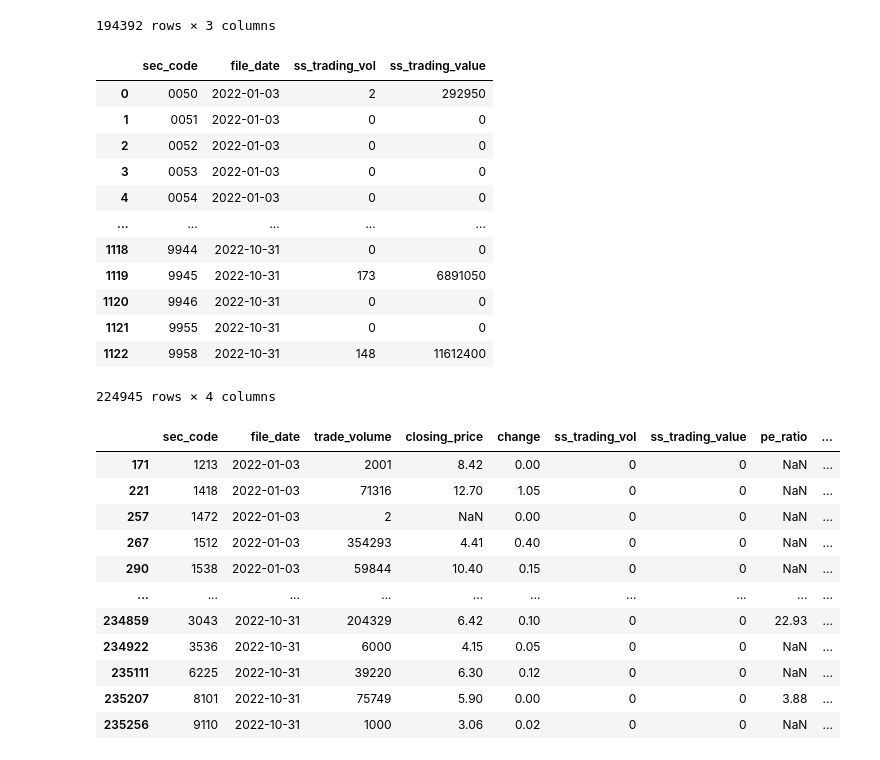
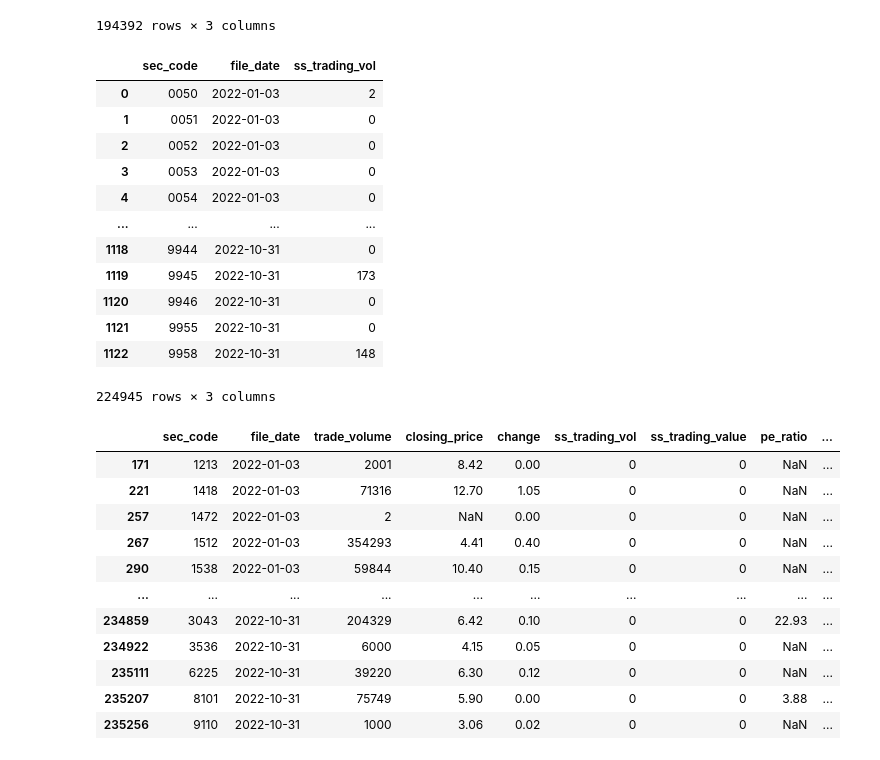
Before and after one commit to calebmcook/udacity-aws-machine-learning-nanodegree-capstone, a Jupyter notebook: 01-Data Import and Transformation.ipynb, the cells around one changed output. Drawn from its saved outputs; the diff is of its cells as text; code cells hidden in the pictures.

```diff
--- a/01-Data Import and Transformation.ipynb
+++ b/01-Data Import and Transformation.ipynb
@@ -158,25 +183,25 @@ pe
 | 964 | 9958 | 2022-10-31 | 19.35 |
 194392 rows × 3 columns
 # %%
-ss.rename(columns={'Security Code Clean':'sec_code',
+ss_vol.rename(columns={'Security Code Clean':'item_id',
                    'Trading Volume':'ss_trading_vol',
                    'Trading Value':'ss_trading_value'}, inplace=True)
-# %%
-ss
-# %% [output]
-|  | sec_code | file_date | ss_trading_vol | ss_trading_value |
-| 0 | 0050 | 2022-01-03 | 2 | 292950 |
-| 1 | 0051 | 2022-01-03 | 0 | 0 |
-| 2 | 0052 | 2022-01-03 | 0 | 0 |
-| 3 | 0053 | 2022-01-03 | 0 | 0 |
-| 4 | 0054 | 2022-01-03 | 0 | 0 |
-| ... | ... | ... | ... | ... |
-| 1118 | 9944 | 2022-10-31 | 0 | 0 |
-| 1119 | 9945 | 2022-10-31 | 173 | 6891050 |
-| 1120 | 9946 | 2022-10-31 | 0 | 0 |
-| 1121 | 9955 | 2022-10-31 | 0 | 0 |
-| 1122 | 9958 | 2022-10-31 | 148 | 11612400 |
-224945 rows × 4 columns
+# %%
+ss_vol
+# %% [output]
+|  | sec_code | file_date | ss_trading_vol |
+| 0 | 0050 | 2022-01-03 | 2 |
+| 1 | 0051 | 2022-01-03 | 0 |
+| 2 | 0052 | 2022-01-03 | 0 |
+| 3 | 0053 | 2022-01-03 | 0 |
+| 4 | 0054 | 2022-01-03 | 0 |
+| ... | ... | ... | ... |
+| 1118 | 9944 | 2022-10-31 | 0 |
+| 1119 | 9945 | 2022-10-31 | 173 |
+| 1120 | 9946 | 2022-10-31 | 0 |
+| 1121 | 9955 | 2022-10-31 | 0 |
+| 1122 | 9958 | 2022-10-31 | 148 |
+224945 rows × 3 columns
 # %%
 all1 = pd.merge(left=sq, right=ss, how='left', on=['sec_code', 'file_date'], suffixes=('_sq','_ss'))
 # %%
```
Also changed, not shown: parts of 24 cells of this notebook, 1 other file.
